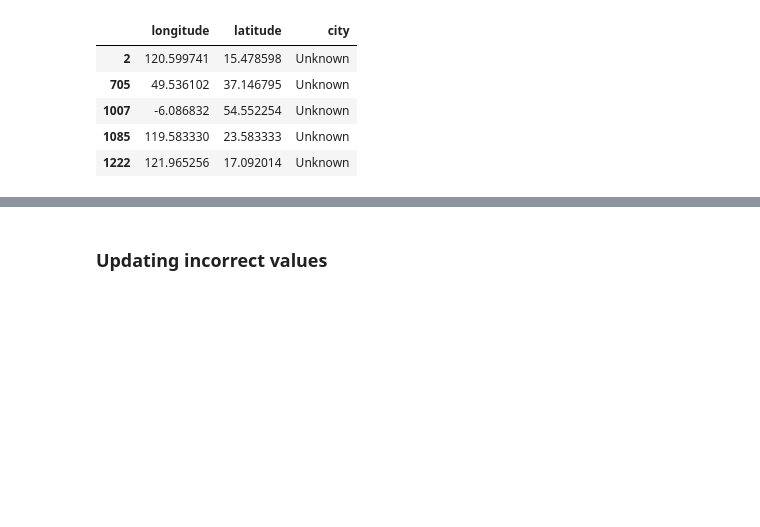
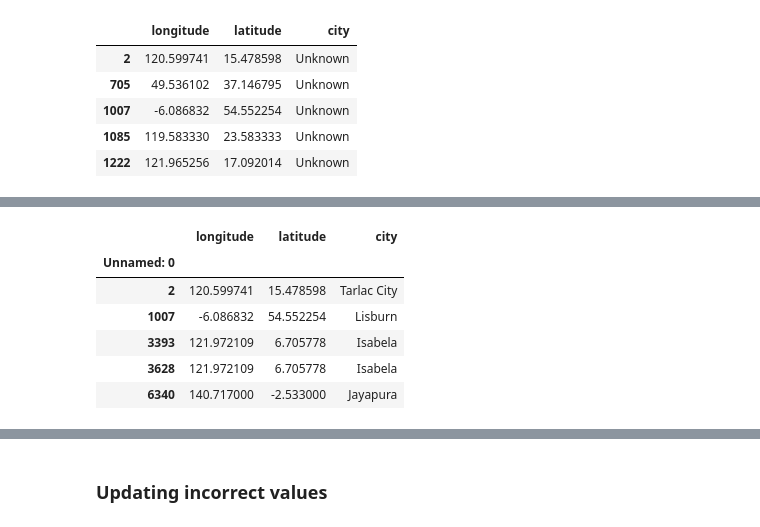
Before and after one commit to JozJozmin/GTD-, a Jupyter notebook: global-terrorism-analysis-capstone-project-ipynb.ipynb, the cells around one changed output, grey strips where cells are left out. Saved outputs shown, nothing was run; the diff lists cells and outputs as text; code cells hidden in the pictures; blank space fills up the shorter version.

```diff
--- a/global-terrorism-analysis-capstone-project-ipynb.ipynb
+++ b/global-terrorism-analysis-capstone-project-ipynb.ipynb
@@ -298,3 +303,11 @@ city_data = pd.concat([Geocoder_data_part1,Geocoder_data_part2],axis = 0)
 city_data = city_data[(city_data.city !='Unknown') & (city_data.city.notnull())]
 # %%
-city_data
+city_data.head()
+# %% [output]
+|  | longitude | latitude | city |
+| Unnamed: 0 |  |  |  |
+| 2 | 120.599741 | 15.478598 | Tarlac City |
+| 1007 | -6.086832 | 54.552254 | Lisburn |
+| 3393 | 121.972109 | 6.705778 | Isabela |
+| 3628 | 121.972109 | 6.705778 | Isabela |
+| 6340 | 140.717000 | -2.533000 | Jayapura |
```
Also changed, not shown: parts of 58 cells of this notebook.
